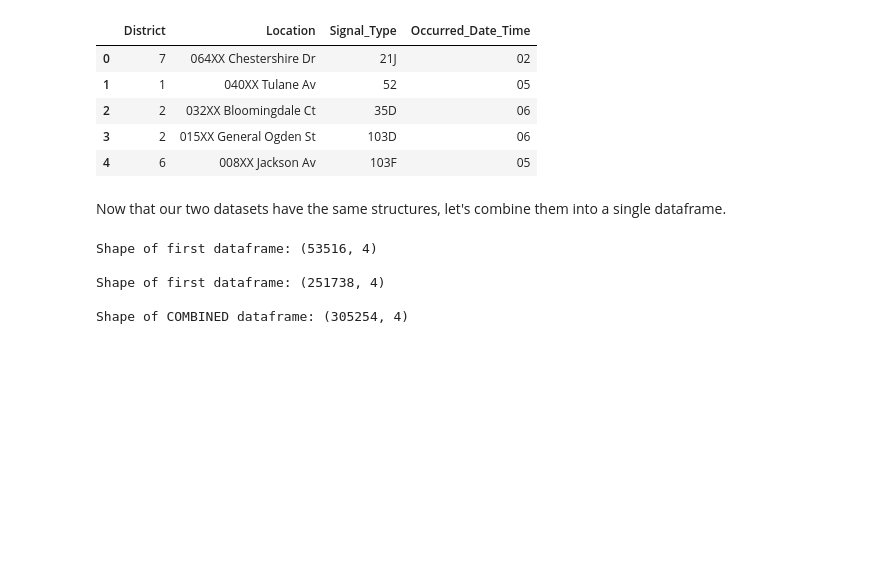
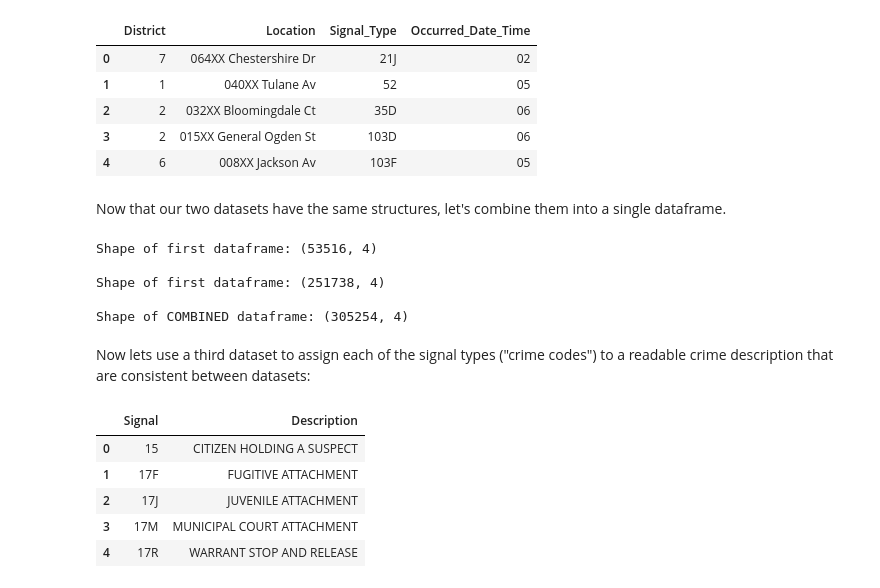
Before and after one commit to yarbschris/ds-final, a Jupyter notebook: finalProject.ipynb, the cells around one changed output. Drawn from its saved outputs; the diff is of its cells as text; code cells hidden in the pictures; blank space fills up the shorter version.

```diff
--- a/finalProject.ipynb
+++ b/finalProject.ipynb
@@ -348,3 +346,16 @@ Shape of first dataframe: (53516, 4)
 Shape of first dataframe: (251738, 4)
 
 Shape of COMBINED dataframe: (305254, 4)
+# %% [markdown]
+Now lets use a third dataset to assign each of the signal types ("crime codes") to a readable crime description that are consistent between datasets:
+# %%
+PATH_TO_SIGNALS = os.path.join(DATA_DIR, "crime_signal_codes.csv")
+signals = pd.read_csv(PATH_TO_SIGNALS)
+signals.head()
+# %% [output]
+|  | Signal | Description |
+| 0 | 15 | CITIZEN HOLDING A SUSPECT |
+| 1 | 17F | FUGITIVE ATTACHMENT |
+| 2 | 17J | JUVENILE ATTACHMENT |
+| 3 | 17M | MUNICIPAL COURT ATTACHMENT |
+| 4 | 17R | WARRANT STOP AND RELEASE |
```
Also changed, not shown: parts of 3 cells of this notebook, 2 other files.
